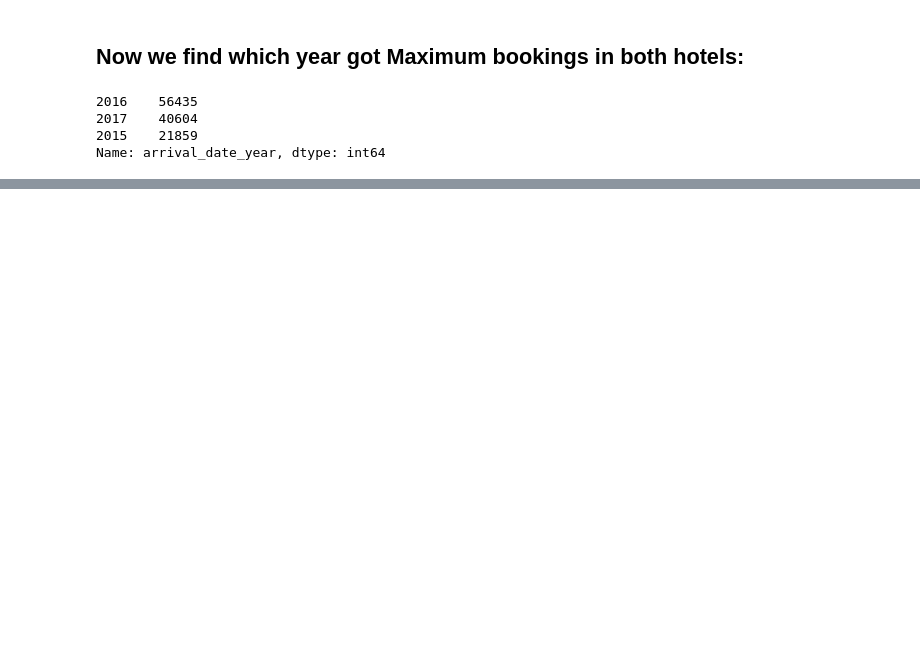
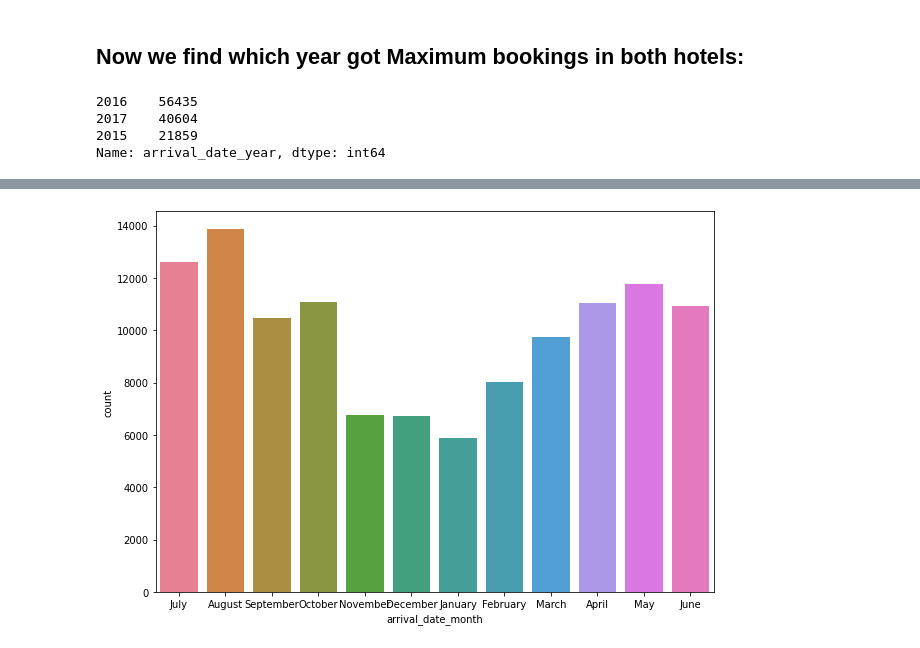
Before and after one commit to datascience-vivek/EDA-Capstone-Project-on-Hotel-Bookings, a Jupyter notebook: EDA_Capstone_Project_on_Hotel_Bookings.ipynb, the cells around one changed output, grey strips where cells are left out. Drawn from its saved outputs; the diff is of its cells as text; code cells hidden in the pictures; blank space fills up the shorter version.

```diff
--- a/EDA_Capstone_Project_on_Hotel_Bookings.ipynb
+++ b/EDA_Capstone_Project_on_Hotel_Bookings.ipynb
@@ -291,0 +295,9 @@ sns.countplot(data = period_arrival, x = 'arrival_date_year', hue = 'hotel')
+# %%
+df['arrival_date_year'] = df['arrival_date_year'].astype('str')
+df['arrival_date_month'] = df['arrival_date_month'].astype('str')
+df['arrival_date_day_of_month'] = df['arrival_date_day_of_month'].astype('str')
+df['is_canceled'] = df['is_canceled'].astype('str')
+df['is_repeated_guest'] = df['is_repeated_guest'].astype('str')
+# %%
+df['arrival_date'] = df['arrival_date_day_of_month'] + '-' + df['arrival_date_month'] + '-' + df['arrival_date_year']
+df['arrival_date'] = pd.to_datetime(df['arrival_date'], errors='coerce')
@@ -291,0 +326,6 @@ sns.countplot(data = period_arrival, x = 'arrival_date_year', hue = 'hotel')
+# %%
+plt.figure(figsize=(10,7))
+sns.countplot(df['arrival_date_month'], palette='husl')
+plt.show()
+# %% [output]
+[figure, added]
```
Also changed, not shown: parts of 6 cells of this notebook.
